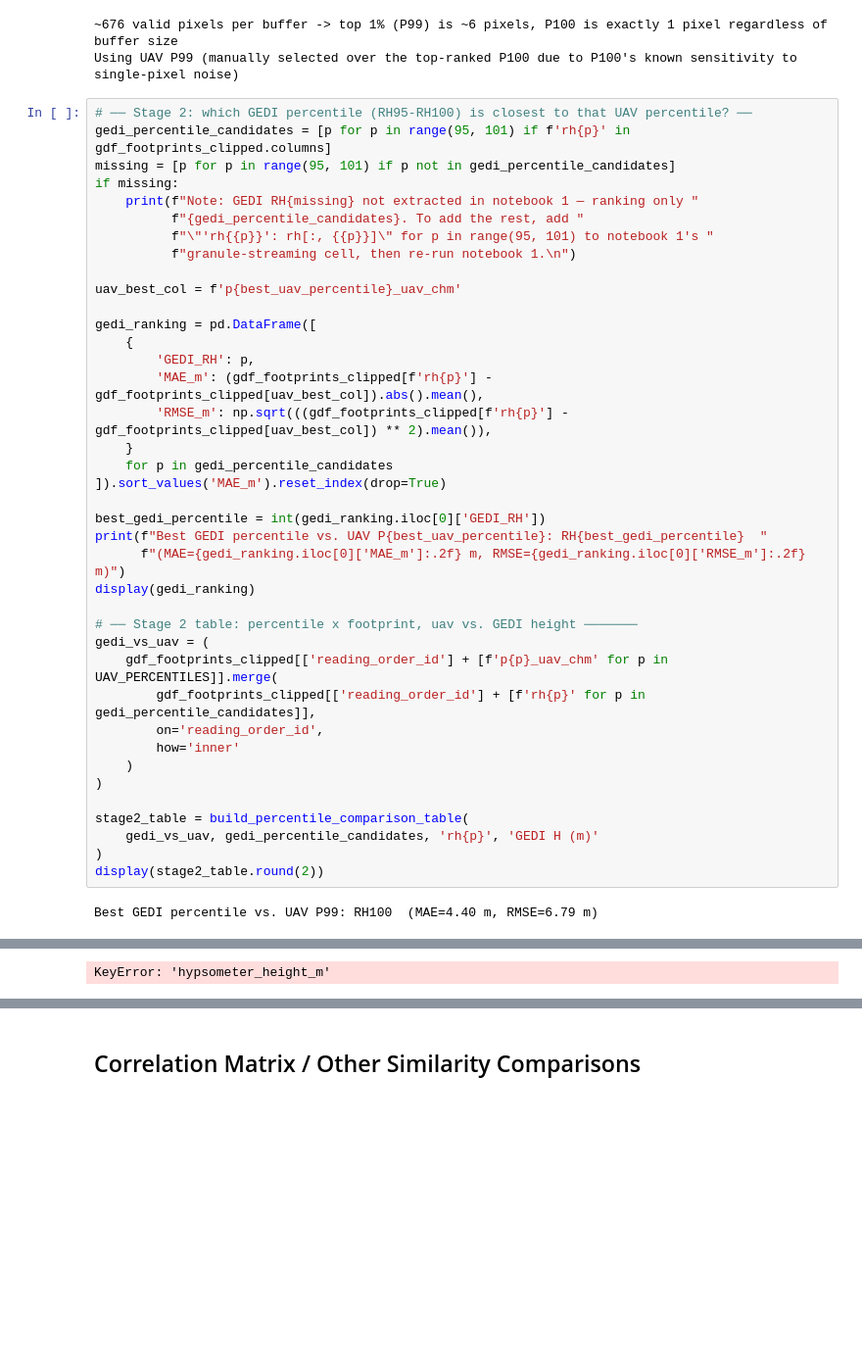
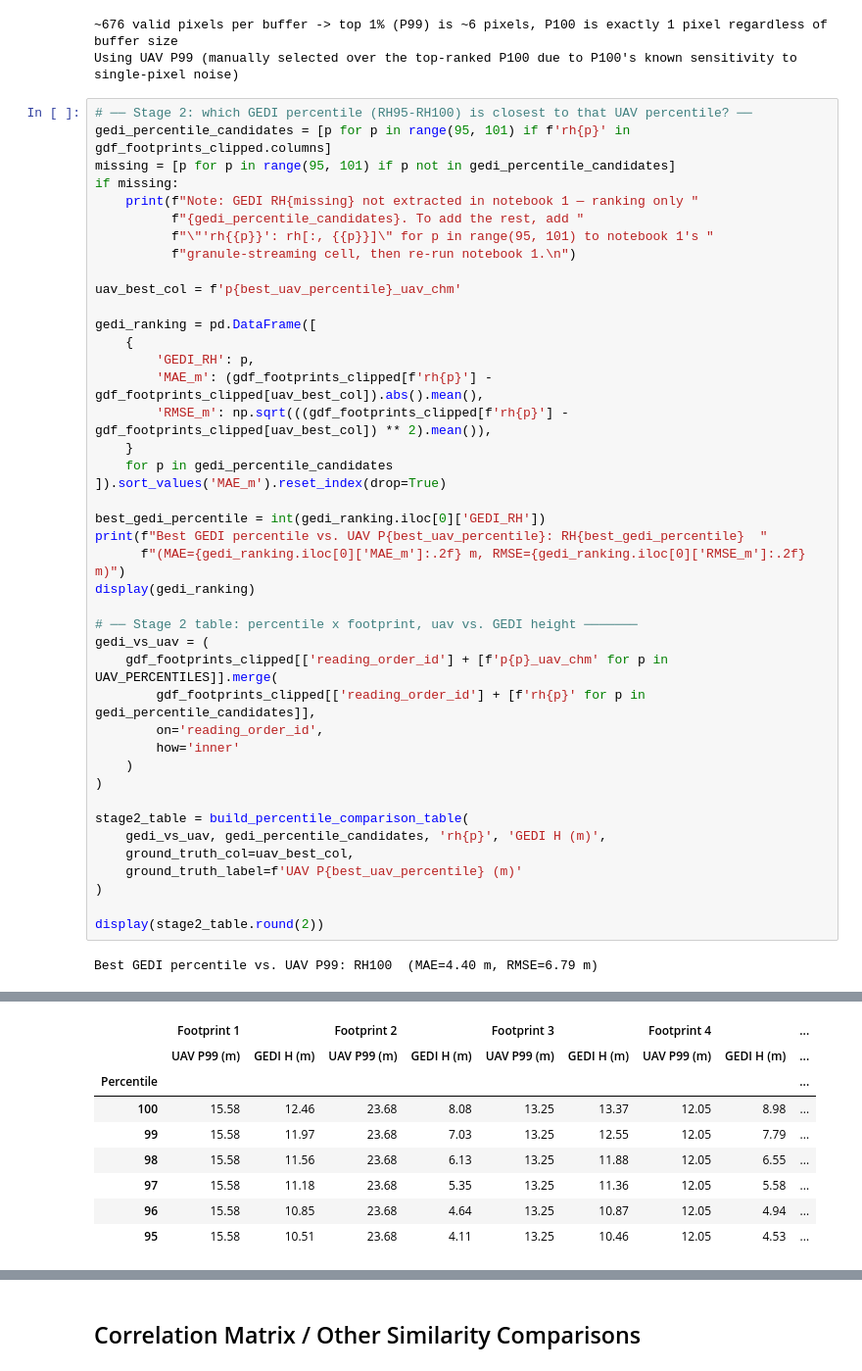
Before and after one commit to kara-davis/Biomass_Monitoring_Research, a Jupyter notebook: gedi_footprint_2_analysis.ipynb, the cells around one changed output, grey strips where cells are left out. Shown at 98% size. Drawn from its saved outputs; the diff is of its cells as text; blank space fills up the shorter version.

Commit message:
added biomass info to tables in part 2

```diff
--- a/gedi_footprint_2_analysis.ipynb
+++ b/gedi_footprint_2_analysis.ipynb
@@ -585,32 +585,43 @@ gedi_ranking = pd.DataFrame([
     }
     for p in gedi_percentile_candidates
 ]).sort_values('MAE_m').reset_index(drop=True)
 
 best_gedi_percentile = int(gedi_ranking.iloc[0]['GEDI_RH'])
 print(f"Best GEDI percentile vs. UAV P{best_uav_percentile}: RH{best_gedi_percentile}  "
       f"(MAE={gedi_ranking.iloc[0]['MAE_m']:.2f} m, RMSE={gedi_ranking.iloc[0]['RMSE_m']:.2f} m)")
 display(gedi_ranking)
 
 # ── Stage 2 table: percentile x footprint, uav vs. GEDI height ───────
 gedi_vs_uav = (
     gdf_footprints_clipped[['reading_order_id'] + [f'p{p}_uav_chm' for p in UAV_PERCENTILES]].merge(
         gdf_footprints_clipped[['reading_order_id'] + [f'rh{p}' for p in gedi_percentile_candidates]],
         on='reading_order_id',
         how='inner'
     )
 )
 
 stage2_table = build_percentile_comparison_table(
-    gedi_vs_uav, gedi_percentile_candidates, 'rh{p}', 'GEDI H (m)'
+    gedi_vs_uav, gedi_percentile_candidates, 'rh{p}', 'GEDI H (m)',
+    ground_truth_col=uav_best_col,
+    ground_truth_label=f'UAV P{best_uav_percentile} (m)'
 )
+
 display(stage2_table.round(2))
 # %% [output]
 Best GEDI percentile vs. UAV P99: RH100  (MAE=4.40 m, RMSE=6.79 m)
 |  | GEDI_RH | MAE_m | RMSE_m |
 | 0 | 100 | 4.402289 | 6.787656 |
 | 1 | 99 | 4.803021 | 7.250588 |
 | 2 | 98 | 5.159688 | 7.767912 |
 | 3 | 97 | 5.886421 | 8.276696 |
 | 4 | 96 | 6.586421 | 8.765228 |
 | 5 | 95 | 7.161421 | 9.176342 |
-KeyError: 'hypsometer_height_m'
+|  | Footprint 1 |  | Footprint 2 |  | Footprint 3 |  | Footprint 4 |  | ... |
+|  | UAV P99 (m) | GEDI H (m) | UAV P99 (m) | GEDI H (m) | UAV P99 (m) | GEDI H (m) | UAV P99 (m) | GEDI H (m) | ... |
+| Percentile |  |  |  |  |  |  |  |  | ... |
+| 100 | 15.58 | 12.46 | 23.68 | 8.08 | 13.25 | 13.37 | 12.05 | 8.98 | ... |
+| 99 | 15.58 | 11.97 | 23.68 | 7.03 | 13.25 | 12.55 | 12.05 | 7.79 | ... |
+| 98 | 15.58 | 11.56 | 23.68 | 6.13 | 13.25 | 11.88 | 12.05 | 6.55 | ... |
+| 97 | 15.58 | 11.18 | 23.68 | 5.35 | 13.25 | 11.36 | 12.05 | 5.58 | ... |
+| 96 | 15.58 | 10.85 | 23.68 | 4.64 | 13.25 | 10.87 | 12.05 | 4.94 | ... |
+| 95 | 15.58 | 10.51 | 23.68 | 4.11 | 13.25 | 10.46 | 12.05 | 4.53 | ... |
```
Also changed, not shown: parts of 8 cells of this notebook.
